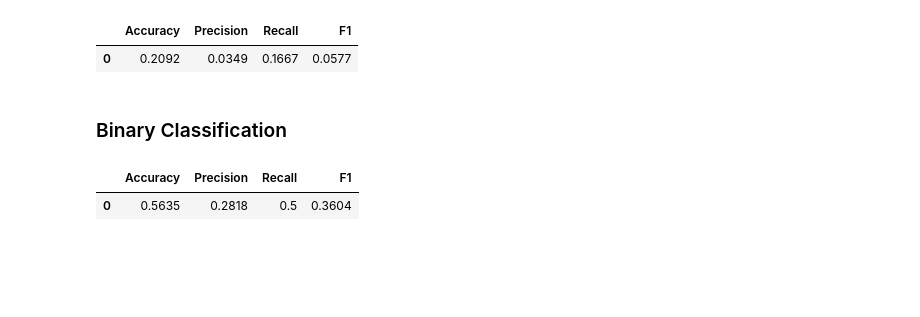
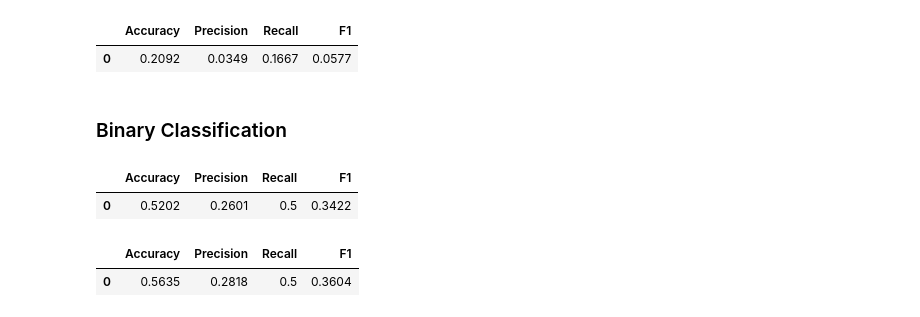
Before and after one commit to nashikunov/Fake_News_Detection, a Jupyter notebook: modeling.ipynb, the cells around one changed output. Saved outputs shown, nothing was run; the diff lists cells and outputs as text; code cells hidden in the pictures; blank space fills up the shorter version.

```diff
--- a/modeling.ipynb
+++ b/modeling.ipynb
@@ -102,6 +239,11 @@ get_metrics(y_test_multi, [multi_popular]*len(y_test_multi), binary=False)
 ### Binary Classification
 # %%
 binary_popular = y_train_binary.value_counts().index[0]
+# %%
+get_metrics(y_val_binary, [binary_popular]*len(y_val_binary), binary=False)
+# %% [output]
+|  | Accuracy | Precision | Recall | F1 |
+| 0 | 0.5202 | 0.2601 | 0.5 | 0.3422 |
 # %%
 get_metrics(y_test_binary, [binary_popular]*len(y_test_binary), binary=False)
 # %% [output]
```
Also changed, not shown: parts of 72 cells of this notebook, 2 other files.
